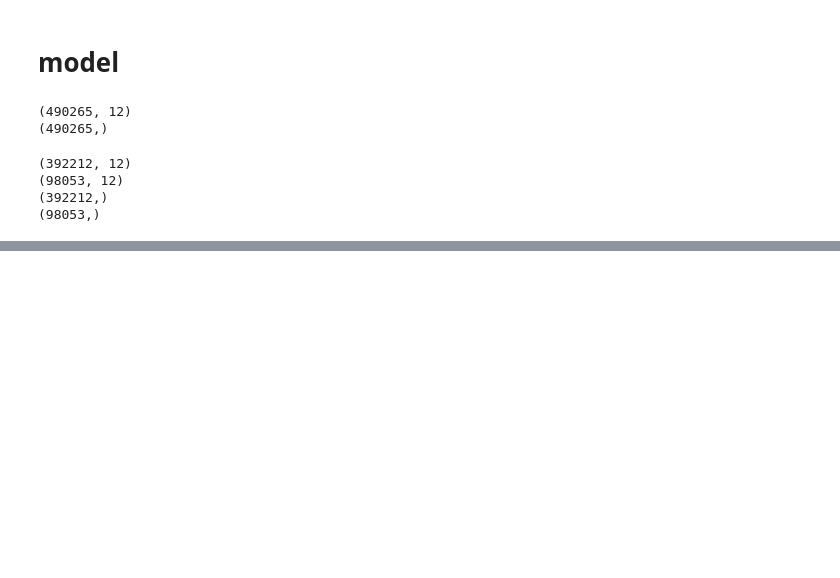
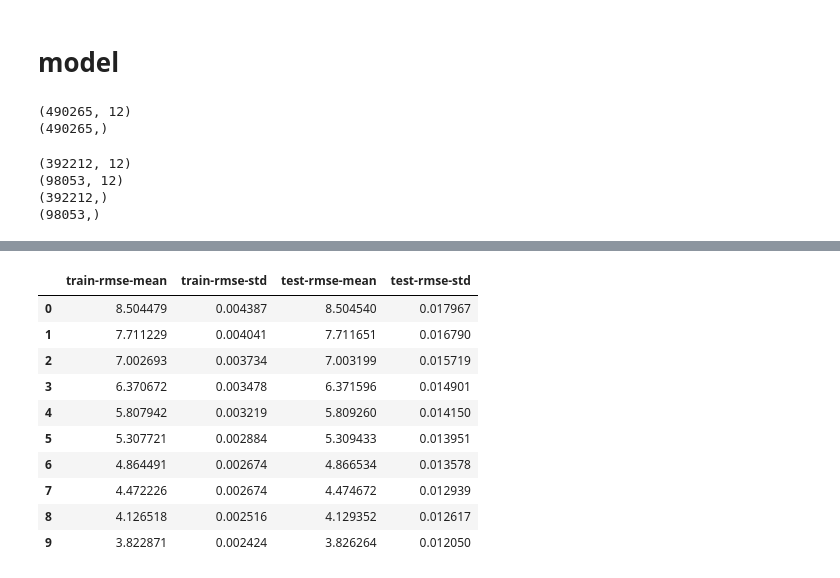
Before and after one commit to t11a/new_york_city_taxi_fare_prediction, a Jupyter notebook: src/Untitled.ipynb, the cells around one changed output, grey strips where cells are left out. Saved outputs shown, nothing was run; the diff lists cells and outputs as text; code cells hidden in the pictures; blank space fills up the shorter version.

```diff
--- a/src/Untitled.ipynb
+++ b/src/Untitled.ipynb
@@ -341,0 +389,15 @@ model = xgb.train(params=params,
+# %%
+cv_results
+# row は num_boost_round の数 10 に対応し、各 cell の値は nfold=5 の平均
+# %% [output]
+|  | train-rmse-mean | train-rmse-std | test-rmse-mean | test-rmse-std |
+| 0 | 8.504479 | 0.004387 | 8.504540 | 0.017967 |
+| 1 | 7.711229 | 0.004041 | 7.711651 | 0.016790 |
+| 2 | 7.002693 | 0.003734 | 7.003199 | 0.015719 |
+| 3 | 6.370672 | 0.003478 | 6.371596 | 0.014901 |
+| 4 | 5.807942 | 0.003219 | 5.809260 | 0.014150 |
+| 5 | 5.307721 | 0.002884 | 5.309433 | 0.013951 |
+| 6 | 4.864491 | 0.002674 | 4.866534 | 0.013578 |
+| 7 | 4.472226 | 0.002674 | 4.474672 | 0.012939 |
+| 8 | 4.126518 | 0.002516 | 4.129352 | 0.012617 |
+| 9 | 3.822871 | 0.002424 | 3.826264 | 0.012050 |
```
Also changed, not shown: parts of 8 cells of this notebook.
